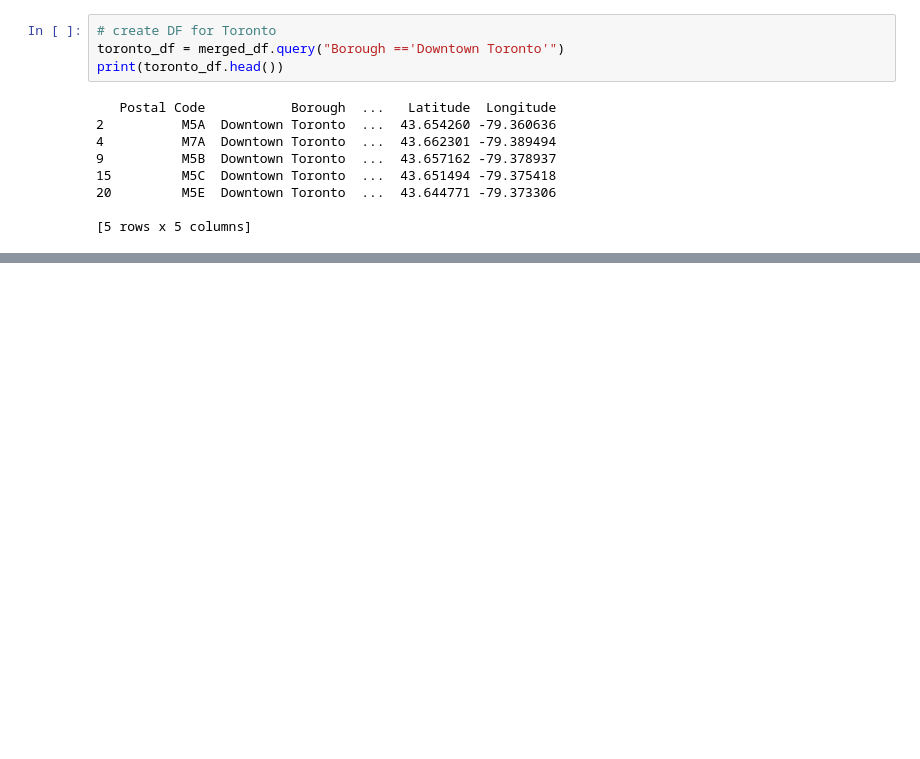
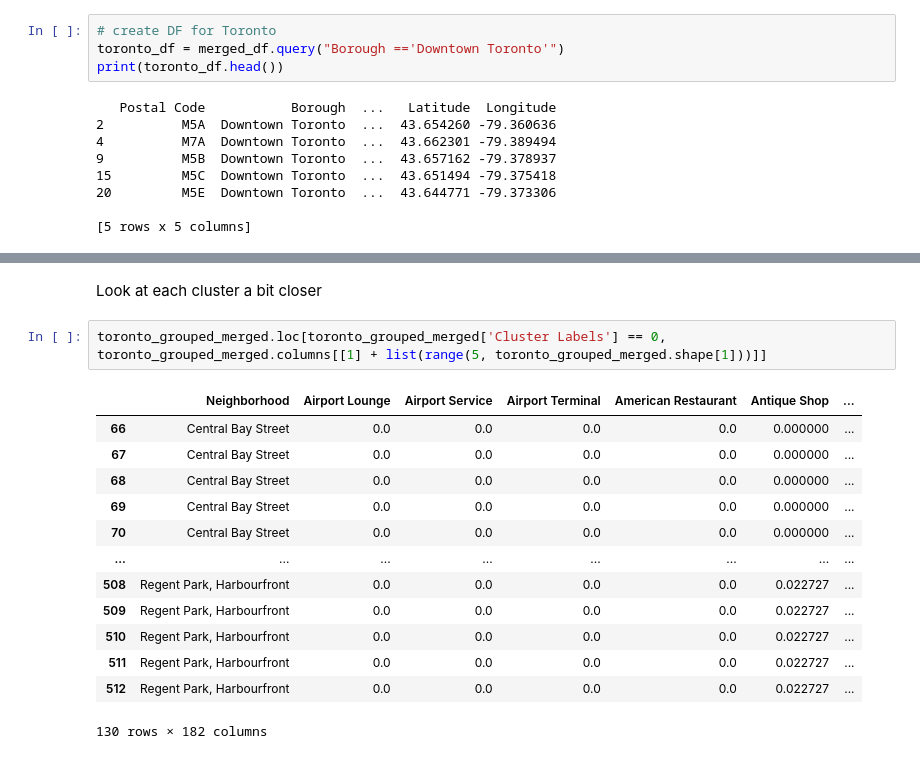
Before and after one commit to dtm5683/Coursera_Capstone, a Jupyter notebook: Queston-6.ipynb, the cells around one changed output, grey strips where cells are left out. Cells and saved outputs as stored; diff of their text form; blank space fills up the shorter version.

```diff
--- a/Queston-6.ipynb
+++ b/Queston-6.ipynb
@@ -183,0 +414,18 @@ map_dt_toronto
+# %% [markdown]
+Look at each cluster a bit closer
+# %%
+toronto_grouped_merged.loc[toronto_grouped_merged['Cluster Labels'] == 0, toronto_grouped_merged.columns[[1] + list(range(5, toronto_grouped_merged.shape[1]))]]
+# %% [output]
+|  | Neighborhood | Airport Lounge | Airport Service | Airport Terminal | American Restaurant | Antique Shop | ... |
+| 66 | Central Bay Street | 0.0 | 0.0 | 0.0 | 0.0 | 0.000000 | ... |
+| 67 | Central Bay Street | 0.0 | 0.0 | 0.0 | 0.0 | 0.000000 | ... |
+| 68 | Central Bay Street | 0.0 | 0.0 | 0.0 | 0.0 | 0.000000 | ... |
+| 69 | Central Bay Street | 0.0 | 0.0 | 0.0 | 0.0 | 0.000000 | ... |
+| 70 | Central Bay Street | 0.0 | 0.0 | 0.0 | 0.0 | 0.000000 | ... |
+| ... | ... | ... | ... | ... | ... | ... | ... |
+| 508 | Regent Park, Harbourfront | 0.0 | 0.0 | 0.0 | 0.0 | 0.022727 | ... |
+| 509 | Regent Park, Harbourfront | 0.0 | 0.0 | 0.0 | 0.0 | 0.022727 | ... |
+| 510 | Regent Park, Harbourfront | 0.0 | 0.0 | 0.0 | 0.0 | 0.022727 | ... |
+| 511 | Regent Park, Harbourfront | 0.0 | 0.0 | 0.0 | 0.0 | 0.022727 | ... |
+| 512 | Regent Park, Harbourfront | 0.0 | 0.0 | 0.0 | 0.0 | 0.022727 | ... |
+130 rows × 182 columns
```
Also changed, not shown: parts of 18 cells of this notebook.
